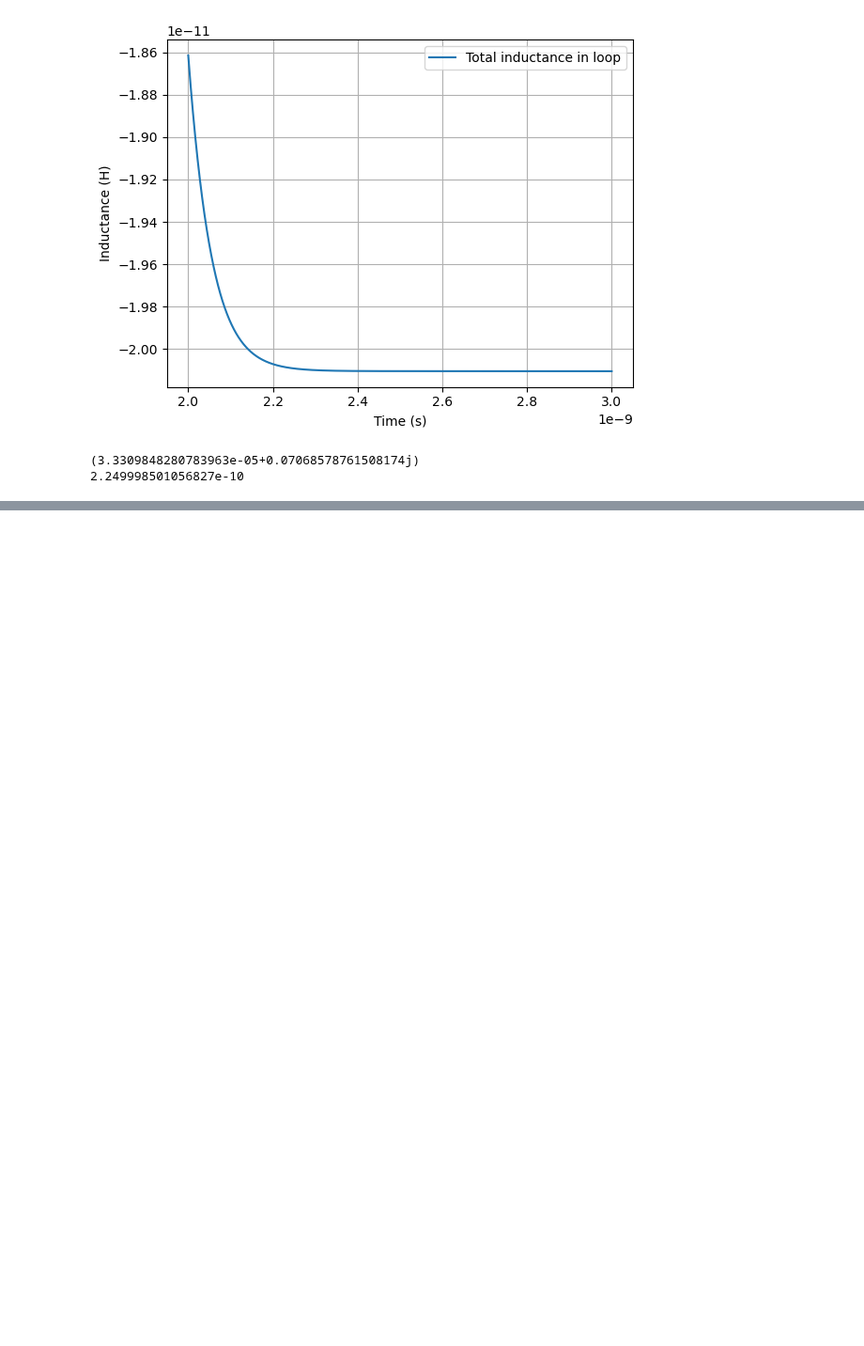
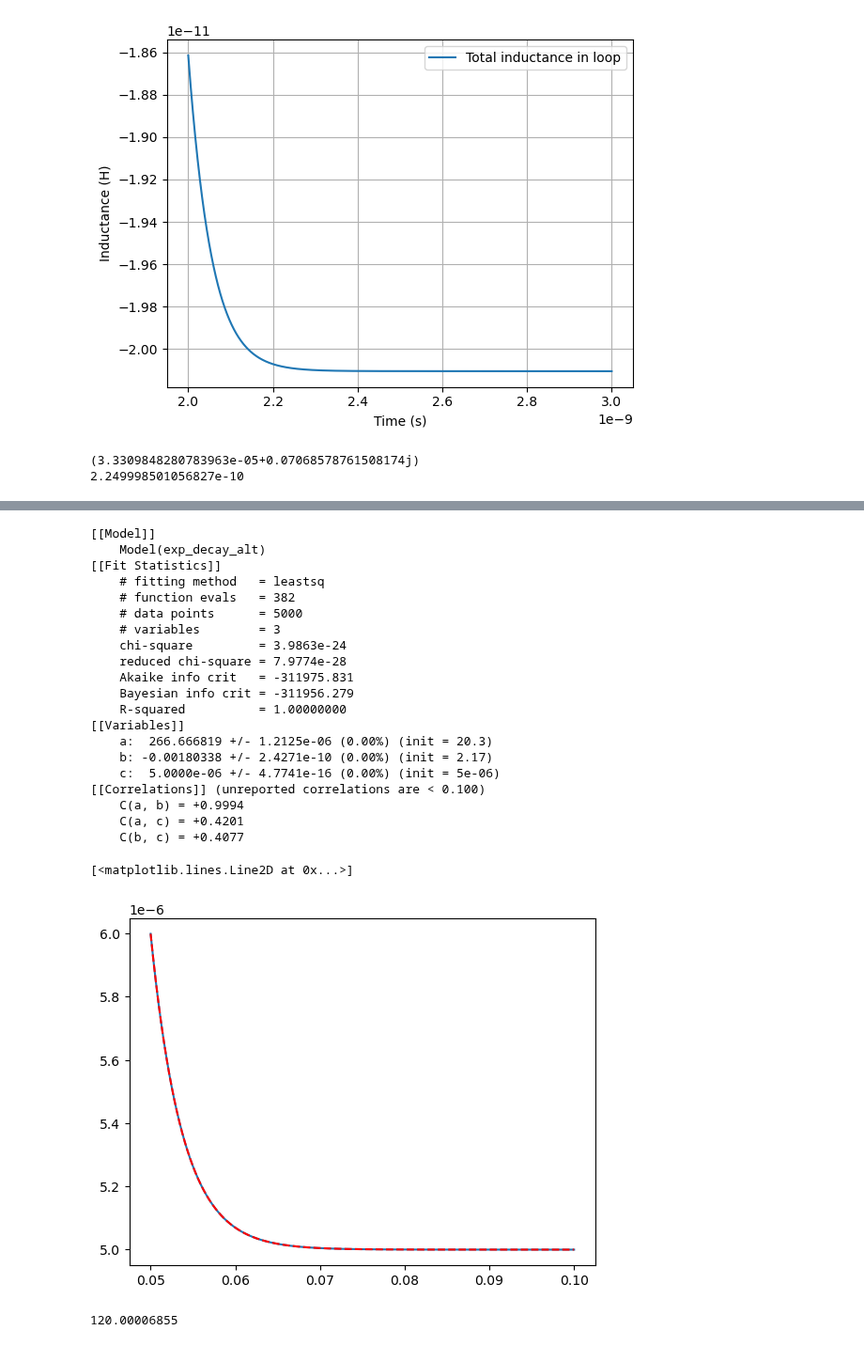
Before and after one commit to SLAC-FPD/bode-fano, a Jupyter notebook: time_domain_bfebest.ipynb, the cells around one changed output, grey strips where cells are left out. Shown at 94% size. Drawn from its saved outputs; the diff is of its cells as text; code cells hidden in the pictures; blank space fills up the shorter version.

```diff
--- a/time_domain_bfebest.ipynb
+++ b/time_domain_bfebest.ipynb
@@ -340,0 +374,48 @@ print(z_out.imag / omega)
+# %%
+''' How it looks like in circuit_calcs (already imported)
+def exp_decay(t, a, b, c):
+    return a*np.exp(-t/b)+c
+
+def exp_decay_alt(x, a, b, c):
+    return np.exp(-a*(x-b)) + c
+'''
+
+idx_start = 5001
+idx_stop = 10001  # 1 cycle: 2000 points (500 MHz)
+
+t = time_array[idx_start:idx_stop] * 1e9
+v = voltage_geometric2[idx_start:idx_stop] * 1e10
+exp_fit_up = exp_alt_model.fit(v, x=t,
+                                 a=20.3, b=2.17, c=5e-6)  # exp_decay_model or exp_alt_model
+print(exp_fit_up.fit_report())
+
+plt.plot(t, v)
+plt.plot(t, exp_fit_up.best_fit, "r--", label="Exponential fit")
+# %% [output]
+[[Model]]
+    Model(exp_decay_alt)
+[[Fit Statistics]]
+    # fitting method   = leastsq
+    # function evals   = 382
+    # data points      = 5000
+    # variables        = 3
+    chi-square         = 3.9863e-24
+    reduced chi-square = 7.9774e-28
+    Akaike info crit   = -311975.831
+    Bayesian info crit = -311956.279
+    R-squared          = 1.00000000
+[[Variables]]
+    a:  266.666819 +/- 1.2125e-06 (0.00%) (init = 20.3)
+    b: -0.00180338 +/- 2.4271e-10 (0.00%) (init = 2.17)
+    c:  5.0000e-06 +/- 4.7741e-16 (0.00%) (init = 5e-06)
+[[Correlations]] (unreported correlations are < 0.100)
+    C(a, b) = +0.9994
+    C(a, c) = +0.4201
+    C(b, c) = +0.4077
+[<matplotlib.lines.Line2D at 0x...>]
+[figure, added]
+# %%
+266.666819e9  # r/l
+266.666819e9 * 4.5e-10
+# %% [output]
+120.00006855
```
Also changed, not shown: parts of 11 cells of this notebook.
